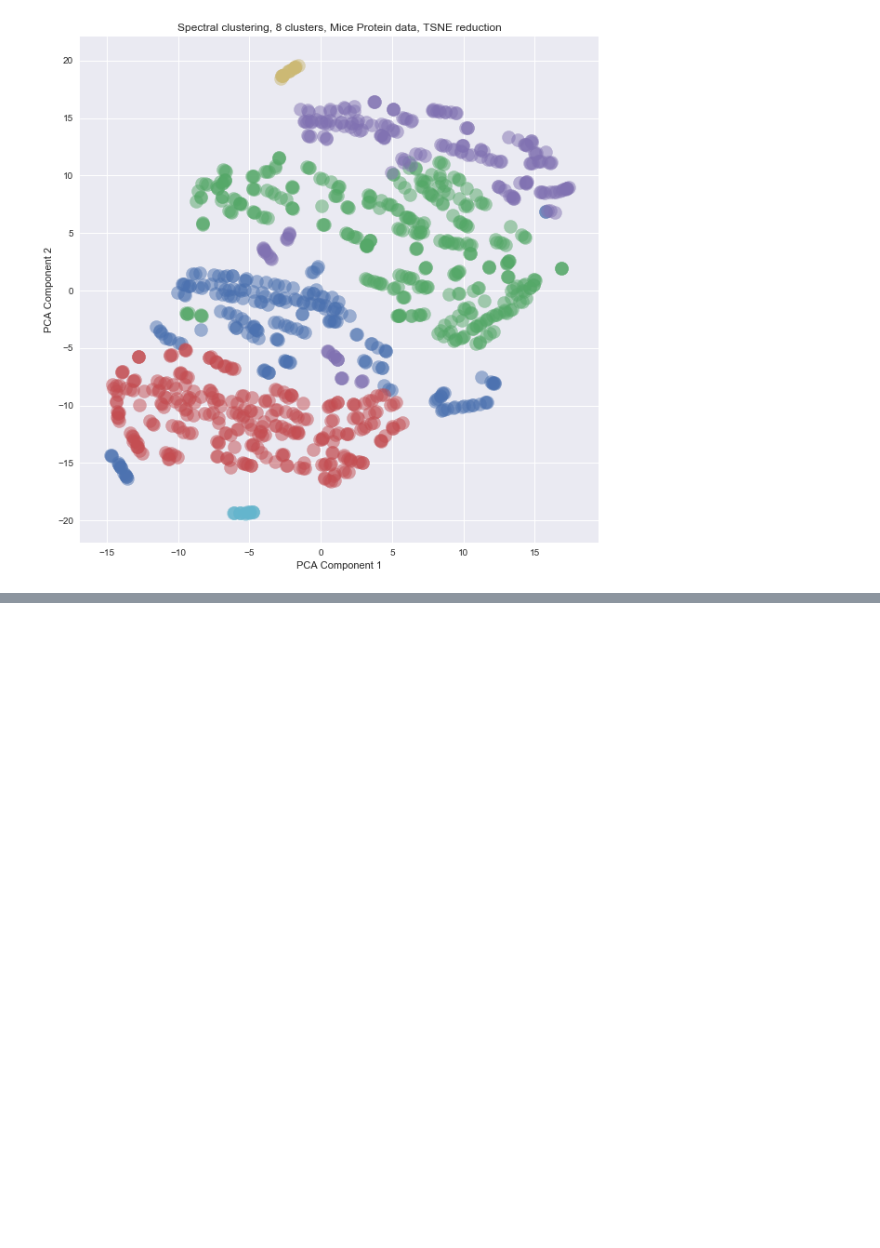
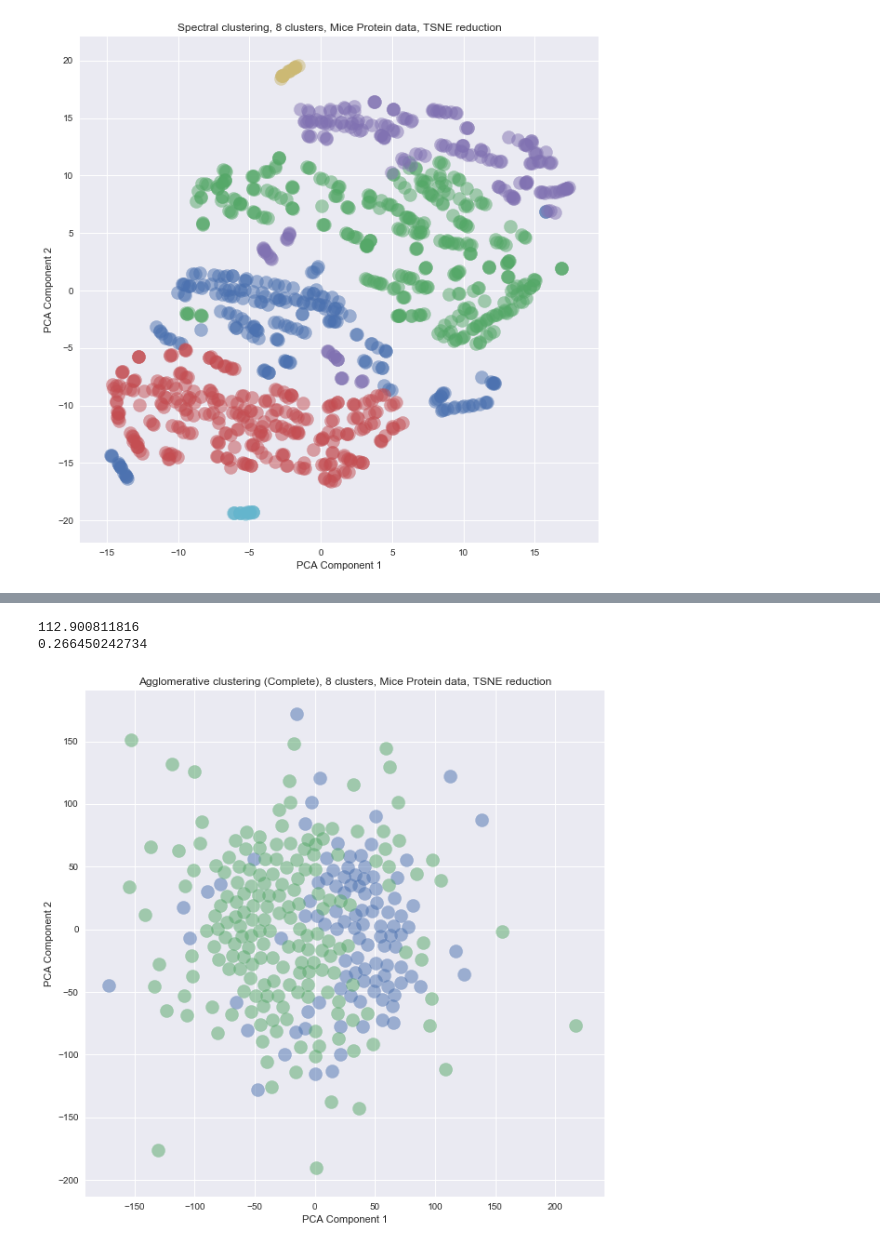
Before and after one commit to cylindricalcow/CS466-Mini-Project-S18, a Jupyter notebook: 466_Ranvit_workspace.ipynb, the cells around one changed output, grey strips where cells are left out. Saved outputs shown, nothing was run; the diff lists cells and outputs as text; code cells hidden in the pictures; blank space fills up the shorter version.

```diff
--- a/466_Ranvit_workspace.ipynb
+++ b/466_Ranvit_workspace.ipynb
@@ -249,0 +282,3 @@ print(average)
+# %%
+mice_control = mice_filled[(mice_filled.Genotype == 'Control') & (mice_filled.Behavior == 'C/S')]
+mice_control.head()
@@ -249,0 +293,2 @@ print(average)
+# %%
+mice_control_data = mice_control[mice_control.columns[1:-4]].values
@@ -249,0 +309,21 @@ print(average)
+# %%
+aggmodel = AgglomerativeClustering(n_clusters=2, linkage='ward').fit(mice_control_data)
+
+print(calinski_harabaz_score(mice_control_data, aggmodel.labels_))
+print(silhouette_score(mice_control_data, aggmodel.labels_))
+
+treats = ['Memantine', 'Saline']
+
+mice_tsne = TSNE(n_components=2, init='pca',
+              perplexity=50, n_iter=300, random_state=5).fit(mice_control_data)
+fig, ax = plt.subplots(figsize=(10, 10))
+for i in set(aggmodel.labels_):
+    ax.scatter(mice_tsne.embedding_[:, 0][aggmodel.labels_ == i], mice_tsne.embedding_[:, 1][aggmodel.labels_ == i], s=200, alpha = .5, cmap=cm.coolwarm)
+ax.set_title('Agglomerative clustering (Complete), 8 clusters, Mice Protein data, TSNE reduction')
+ax.set_xlabel('PCA Component 1')
+ax.set_ylabel('PCA Component 2')
+plt.show()
+# %% [output]
+112.900811816
+0.266450242734
+[figure, added]
```
Also changed, not shown: parts of 8 cells of this notebook.
